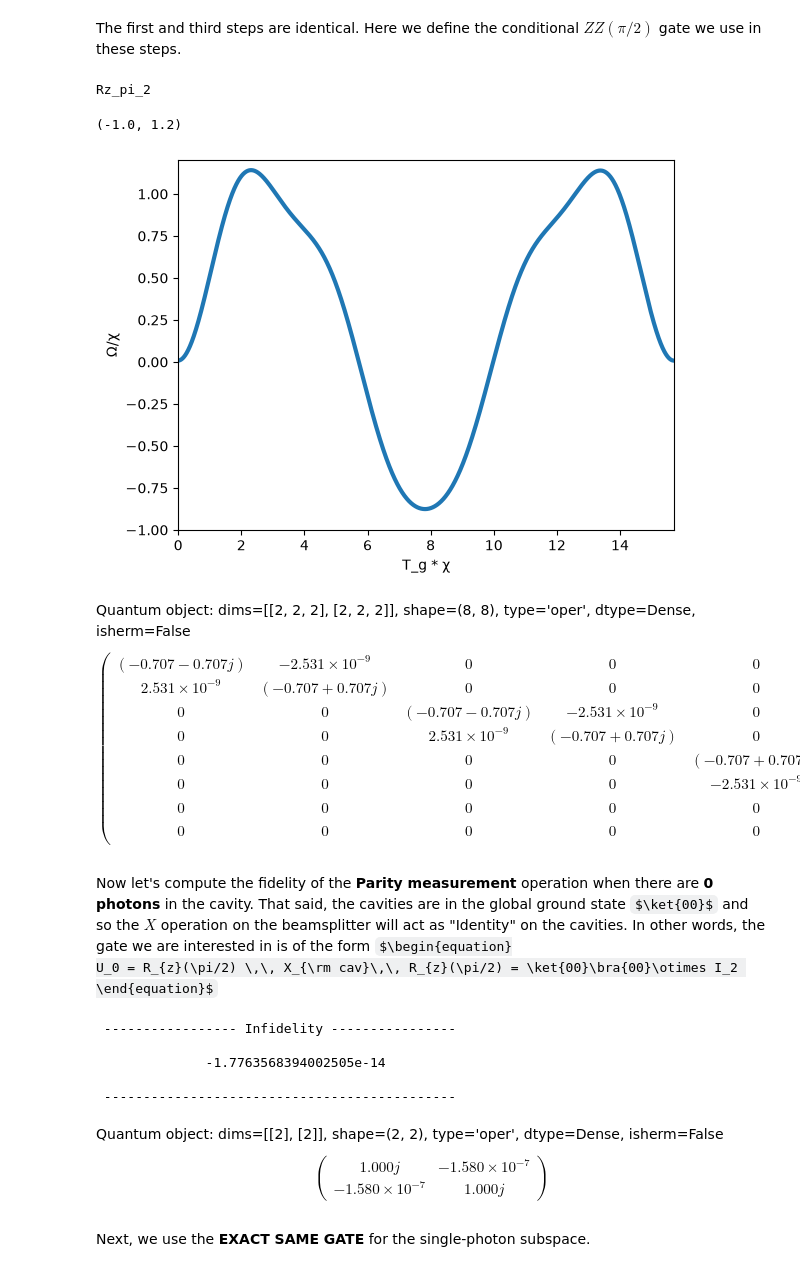
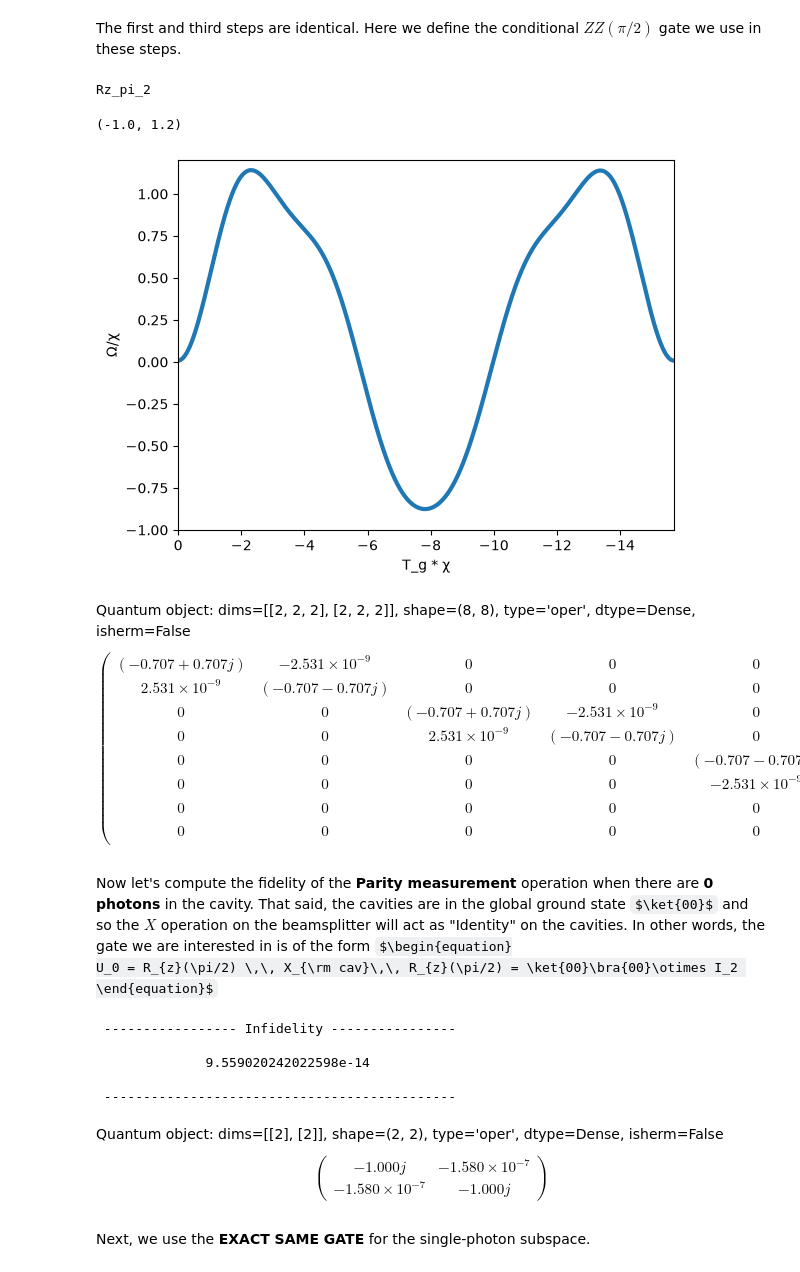
Before and after one commit to Filippos-Dakis/Dual-rail-Erasure-Qubits, a Jupyter notebook: Paper_results_and_figures.ipynb, the cells around one changed output. Cells and saved outputs as stored; diff of their text form; code cells hidden in the pictures; some formulas as TeX source.

```diff
--- a/Paper_results_and_figures.ipynb
+++ b/Paper_results_and_figures.ipynb
@@ -69,18 +69,19 @@ X_cav = (a.dag()*b + a*b.dag())         + P_00 + P_11
 Y_cav = -1j*(a.dag()*b - a*b.dag())     + P_00 + P_11
 Z_cav = (a.dag()*a - b.dag()*b)         + P_00 + P_11
 
-chi        = 1                                                   # MHz
+
+chi        = -1                                                  # MHz
 g_chi      = (np.sqrt(3)/2) * np.abs(chi)                       # beamsplitter coupling
 t_gate_ref = 2*np.pi / np.abs(chi)                              # gate time
-time       = np.linspace(0, t_gate_ref, N_points)               # time vector
+t_sqr_pls  = np.linspace(0, t_gate_ref, N_points)               # time vector
 
 # Hamiltonian Eq.(1)
-H_full = (g_chi/2) * (a.dag()*b + a*b.dag()) + (chi/2) * a.dag()*a * Sz
+H_sqr_pls = (g_chi/2) * (a.dag()*b + a*b.dag()) - (chi/2) * a.dag()*a * Sz
 
 # Propagator
-U_full = qt.propagator(H_full, t=time, options={'max_step': 0.1/N_points, 'atol': 1e-14, 'rtol': 1e-14})
+U_sqr_pls = qt.propagator(H_sqr_pls, t=t_sqr_pls, options={'max_step': 0.1/N_points, 'atol': 1e-14, 'rtol': 1e-14})
 
-U_full[-1]
+U_sqr_pls[-1]
 # %% [output]
 Quantum object: dims=[[2, 2, 2], [2, 2, 2]], shape=(8, 8), type='oper', dtype=Dense, isherm=False$$\left(\begin{array}{cc}1 & 0 & 0 & 0 & 0 & 0 & 0 & 0\\0 & 1 & 0 & 0 & 0 & 0 & 0 & 0\\0 & 0 & 1.000j & 0 & 9.946\times10^{ -12 } & 0 & 0 & 0\\0 & 0 & 0 & -1.000j & 0 & -9.946\times10^{ -12 } & 0 & 0\\0 & 0 & 9.935\times10^{ -12 } & 0 & 1.000j & 0 & 0 & 0\\0 & 0 & 0 & -9.935\times10^{ -12 } & 0 & -1.000j & 0 & 0\\0 & 0 & 0 & 0 & 0 & 0 & -1 & 0\\0 & 0 & 0 & 0 & 0 & 0 & 0 & -1\end{array}\right)$$
 # %% [markdown]
@@ -145,38 +146,38 @@ The first and third steps are identical. Here we define the conditional $ZZ(\pi/
 name = 'Rz_pi_2'
 
 print(name,"\n")
 
 cn, ampl, ct, T_g, speed = tools.read_dict(name)                 # read the coefficients from the csv file
 
 time      = np.linspace(0, T_g, N_points)                        # time vector, T_g is the gate tiem
 
 pulse     = ampl *np.real(tools.f_in_FS(time, cn))               # the curvature, cn are the Fourier coefficients, ampl is a multiplicative coeff as an extra degree of freedom
 
 # control fields
 omega = pulse                                                    # driving along X-axis
 phi   = 0                                                        # phase field
 delta = ct                                                       # detuning, ct is the torsion
 
 
-T_g_times_chi = 2 * ct * T_g / chi                               # gate time for the ZZ(pi/2) between cavity a and transmon
+T_g_times_chi = 2 * ct * T_g / np.abs(chi)                               # gate time for the ZZ(pi/2) between cavity a and transmon
 
-time_gate_1 = np.linspace(0, T_g_times_chi, N_points)
+time_gate_1_3 = np.linspace(0, T_g_times_chi, N_points)
 
 # normalized parameters w.r.t.  χ
 x_control = omega * chi / (2*ct)                                            # normalized (w.r.t. \chi) control along X-axis
 y_control = np.zeros_like(x_control)                                        # normalized (w.r.t. \chi) control along Y-axis
 z_control = chi/2                                                           # normalized (w.r.t. \chi) control along Z-axis
 
-plt.plot(time_gate_1 * chi, x_control / chi, linewidth = 3.)     # plot the pulse
+plt.plot(time_gate_1_3 * chi, x_control / np.abs(chi), linewidth = 3.)     # plot the pulse
 plt.xlabel("T_g * χ")
 plt.ylabel("Ω/χ")
-plt.xlim([0,T_g_times_chi * chi])
+plt.xlim([0,T_g_times_chi * np.abs(chi)])
 plt.ylim([-1, 1.20])
 # plt.savefig("R_z_pi_4_curvature_wrt_chi.svg")
 # %% [output]
 Rz_pi_2
 (-1.0, 1.2)
-[figure, old version]
+[figure, new version]
 # %%
 # Additional operators in cavity_a ⊗ cavity_b ⊗ transmon space
 Sx  = qt.tensor(qt.qeye(N_fock), qt.qeye(N_fock), qt.sigmax())  # transmon sigma_x
@@ -187,19 +188,19 @@ n_b = b.dag() * b                                               # cavity b photo
 g_control = np.zeros_like(x_control)                            # beamsplitter coupling, g=0
 
 # H = (g/2)(a†b + ab†) - (chi/2) n_a Sz + Omega_x/2 Sx + Omega_y/2 Sy + delta/2 Sz
-H_total_0_full = [-(chi/2) * n_a * Sz,
-                  [(a.dag()*b + a*b.dag())/2, g_control],
-                  [Sx/2,                      x_control],
-                  [Sy/2,                      y_control],
-                  [Sz/2,                      z_control]]
+H_robust_step_1_3 = [[n_a * Sz,                   -(chi/2)],
+                     [(a.dag()*b + a*b.dag())/2, g_control],
+                     [Sx/2,                      x_control],
+                     [Sy/2,                      y_control],
+                     [Sz/2,                      z_control]]
 
-H_total_0_full = qt.QobjEvo(H_total_0_full, tlist=time_gate_1)
+H_robust_step_1_3 = qt.QobjEvo(H_robust_step_1_3, tlist=time_gate_1_3)
 
-U_step_1 = qt.propagator(H_total_0_full, t=time_gate_1, args=None,
+U_step_1_3 = qt.propagator(H_robust_step_1_3, t=time_gate_1_3, args=None,
                               options={"max_step": 0.5/N_points, "atol": 1e-14, "rtol": 1e-14})
 
-U_step_1[-1]
+U_step_1_3[-1]
 # %% [output]
-Quantum object: dims=[[2, 2, 2], [2, 2, 2]], shape=(8, 8), type='oper', dtype=Dense, isherm=False$$\left(\begin{array}{cc}(-0.707-0.707j) & -2.531\times10^{ -9 } & 0 & 0 & 0 & 0 & 0 & 0\\2.531\times10^{ -9 } & (-0.707+0.707j) & 0 & 0 & 0 & 0 & 0 & 0\\0 & 0 & (-0.707-0.707j) & -2.531\times10^{ -9 } & 0 & 0 & 0 & 0\\0 & 0 & 2.531\times10^{ -9 } & (-0.707+0.707j) & 0 & 0 & 0 & 0\\0 & 0 & 0 & 0 & (-0.707+0.707j) & 2.531\times10^{ -9 } & 0 & 0\\0 & 0 & 0 & 0 & -2.531\times10^{ -9 } & (-0.707-0.707j) & 0 & 0\\0 & 0 & 0 & 0 & 0 & 0 & (-0.707+0.707j) & 2.531\times10^{ -9 }\\0 & 0 & 0 & 0 & 0 & 0 & -2.531\times10^{ -9 } & (-0.707-0.707j)\end{array}\right)$$
+Quantum object: dims=[[2, 2, 2], [2, 2, 2]], shape=(8, 8), type='oper', dtype=Dense, isherm=False$$\left(\begin{array}{cc}(-0.707+0.707j) & -2.531\times10^{ -9 } & 0 & 0 & 0 & 0 & 0 & 0\\2.531\times10^{ -9 } & (-0.707-0.707j) & 0 & 0 & 0 & 0 & 0 & 0\\0 & 0 & (-0.707+0.707j) & -2.531\times10^{ -9 } & 0 & 0 & 0 & 0\\0 & 0 & 2.531\times10^{ -9 } & (-0.707-0.707j) & 0 & 0 & 0 & 0\\0 & 0 & 0 & 0 & (-0.707-0.707j) & 2.531\times10^{ -9 } & 0 & 0\\0 & 0 & 0 & 0 & -2.531\times10^{ -9 } & (-0.707+0.707j) & 0 & 0\\0 & 0 & 0 & 0 & 0 & 0 & (-0.707-0.707j) & 2.531\times10^{ -9 }\\0 & 0 & 0 & 0 & 0 & 0 & -2.531\times10^{ -9 } & (-0.707+0.707j)\end{array}\right)$$
 # %%
 # |00> ⊗ transmon subspace (0 photons)
@@ -216,9 +217,9 @@ $\begin{equation}
     U_0 = R_{z}(\pi/2) \,\, X_{\rm cav}\,\, R_{z}(\pi/2) = \ket{00}\bra{00}\otimes I_2
 \end{equation}$
 # %%
-U_sim_1 = U_step_1[-1] * (Sz*X_cav) * U_step_1[-1]
+U_sim_1 = U_step_1_3[-1] * (Sz*X_cav) * U_step_1_3[-1]
 
-fid_0 = tools.calculate_gate_fidelity(U_sim_0[2:6, 2:6], (X0*Z1).full())
+fid_0 = tools.calculate_gate_fidelity(U_sim_1[0:2, 0:2], I)
 print(" ----------------- Infidelity ----------------\n")
 print("             ", 1 - fid_0, "\n")
 print(" ---------------------------------------------")
@@ -227,10 +228,10 @@ qt.Qobj(U_sim_1[0:2, 0:2])
 # %% [output]
  ----------------- Infidelity ----------------
 
-              -1.7763568394002505e-14
+              9.559020242022598e-14
 
  ---------------------------------------------
-Quantum object: dims=[[2], [2]], shape=(2, 2), type='oper', dtype=Dense, isherm=False$$\left(\begin{array}{cc}1.000j & -1.580\times10^{ -7 }\\-1.580\times10^{ -7 } & 1.000j\end{array}\right)$$
+Quantum object: dims=[[2], [2]], shape=(2, 2), type='oper', dtype=Dense, isherm=False$$\left(\begin{array}{cc}-1.000j & -1.580\times10^{ -7 }\\-1.580\times10^{ -7 } & -1.000j\end{array}\right)$$
 # %% [markdown]
 Next, we use the **EXACT SAME GATE** for the single-photon subspace.
 # %%
```
Also changed, not shown: parts of 59 cells of this notebook, 1 other file.
